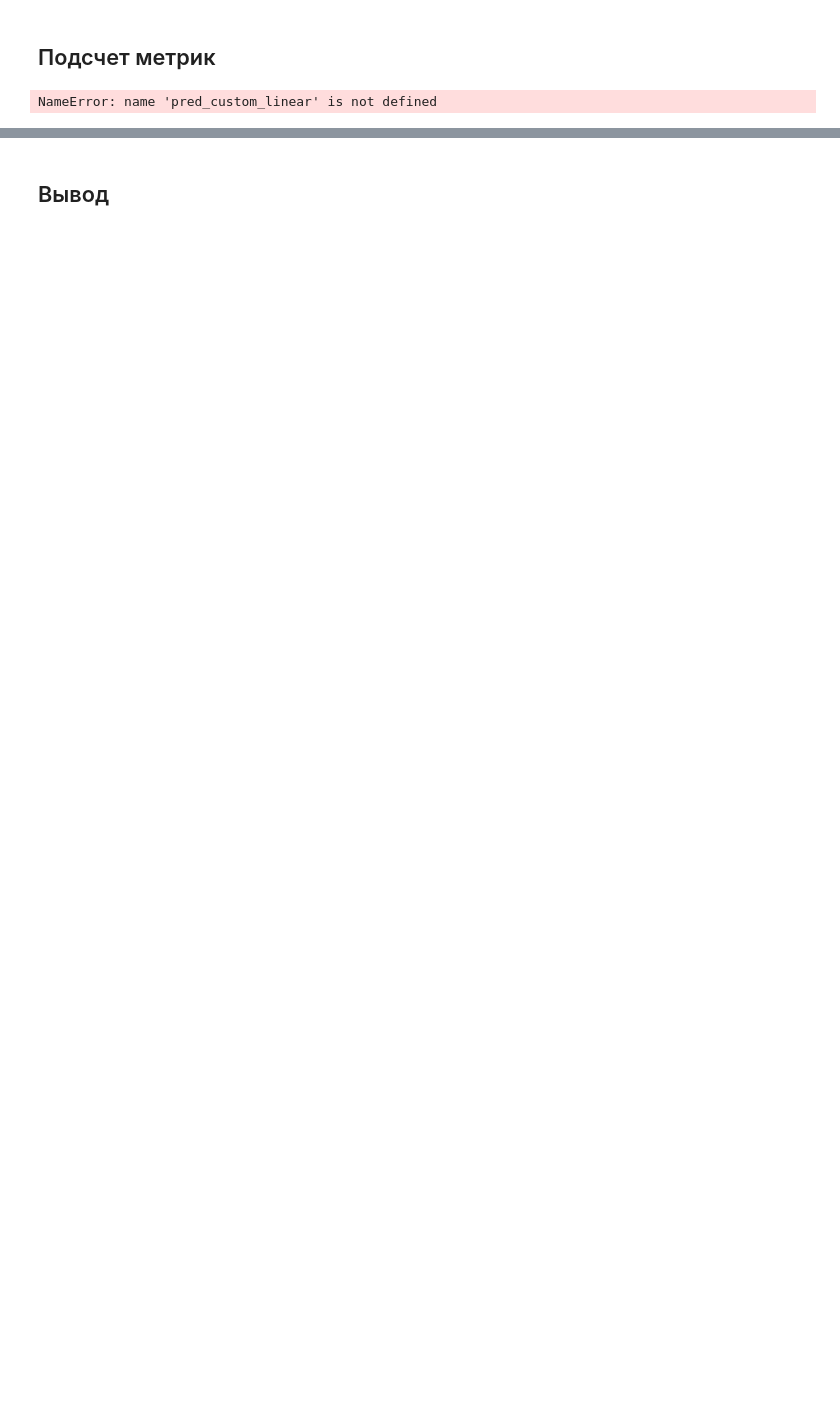
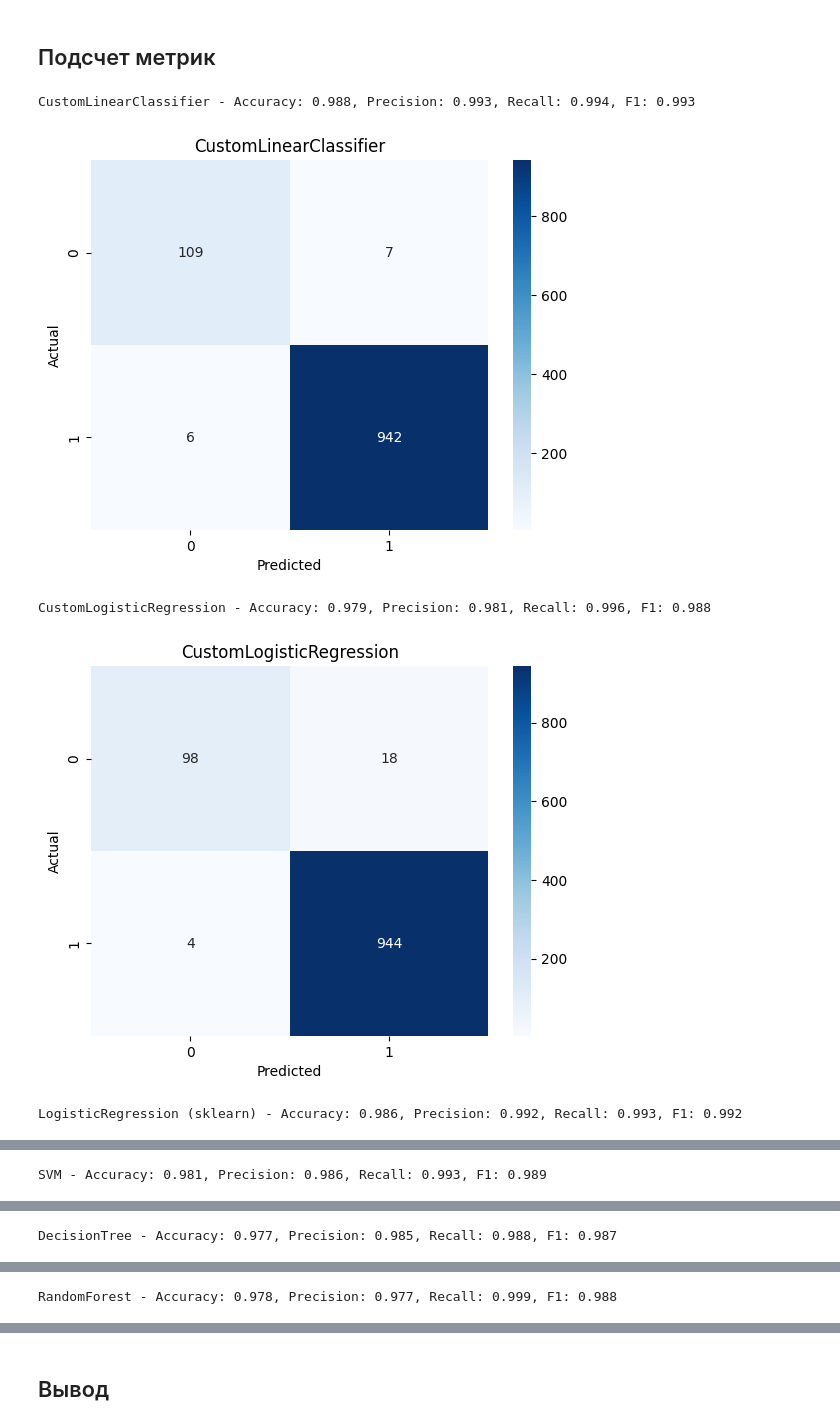
Before and after one commit to sdvaanyaa/ML, a Jupyter notebook: contest1.ipynb, the cells around one changed output, grey strips where cells are left out. Saved outputs shown, nothing was run; the diff lists cells and outputs as text; code cells hidden in the pictures; blank space fills up the shorter version.

```diff
--- a/contest1.ipynb
+++ b/contest1.ipynb
@@ -356,19 +339,22 @@ class CustomLogisticRegression:
         return (predictions >= 0.5).astype(int)
 
     def _sigmoid(self, z):
+        z = np.clip(z, -500, 500)
         return 1 / (1 + np.exp(-z))
 # %%
-# Делим данные на обучающую и тестовую выборки
-X = train_data.drop('LoanApproved', axis=1).values
-y = train_data['LoanApproved'].values
+# Разделение на тренировочные и тестовые выборки
+x_train, x_test, y_train, y_test = train_test_split(x, y, test_size=0.2, random_state=42)
 
-X_train, X_test, y_train, y_test = train_test_split(X, y, test_size=0.2, random_state=42)
+# Стандартизация данных
+scaler = StandardScaler()
+x_train_scaled = scaler.fit_transform(x_train).astype(float)
+x_test_scaled = scaler.transform(x_test).astype(float)
 
-# Создаем экземпляры моделей
+# Создаем экземпляры моделей и обучаем на стандартизированных данных
 custom_linear = CustomLinearClassifier()
-custom_linear.fit(X_train, y_train)
-pred_custom_linear = custom_linear.predict(X_test)
+custom_linear.fit(x_train_scaled, y_train)
+pred_custom_linear = custom_linear.predict(x_test_scaled)
 
 custom_logreg = CustomLogisticRegression()
-custom_logreg.fit(X_train, y_train)
-pred_custom_logreg = custom_logreg.predict(X_test)
+custom_logreg.fit(x_train_scaled, y_train)
+pred_custom_logreg = custom_logreg.predict(x_test_scaled)
@@ -379,30 +363,33 @@ NameError: name 'train_data' is not defined
 # %%
 models = {
     "CustomLinearClassifier": pred_custom_linear,
     "CustomLogisticRegression": pred_custom_logreg,
-    "LogisticRegression (sklearn)": LogisticRegression(max_iter=1000).fit(X_train, y_train).predict(X_test),
-    "SVM": SVC().fit(X_train, y_train).predict(X_test),
-    "DecisionTree": DecisionTreeClassifier(random_state=15).fit(X_train, y_train).predict(X_test),
-    "RandomForest": RandomForestClassifier(random_state=15).fit(X_train, y_train).predict(X_test),
-    "GradientBoosting": GradientBoostingClassifier(random_state=15).fit(X_train, y_train).predict(X_test),
-    "LightGBM": lgb.LGBMClassifier(random_state=15).fit(X_train, y_train).predict(X_test),
-    "XGBoost": xgb.XGBClassifier(eval_metric='logloss', random_state=15).fit(X_train, y_train).predict(X_test),
-    "CatBoost": CatBoostClassifier(verbose=0, random_state=15).fit(X_train, y_train).predict(X_test),
-    "KNN": KNeighborsClassifier().fit(X_train, y_train).predict(X_test)
+    "LogisticRegression (sklearn)": LogisticRegression(max_iter=1000).fit(x_train_scaled, y_train).predict(x_test_scaled),
+    "SVM": SVC().fit(x_train_scaled, y_train).predict(x_test_scaled),
+    "DecisionTree": DecisionTreeClassifier(random_state=15).fit(x_train_scaled, y_train).predict(x_test_scaled),
+    "RandomForest": RandomForestClassifier(random_state=15).fit(x_train_scaled, y_train).predict(x_test_scaled),
+    "GradientBoosting": GradientBoostingClassifier(random_state=15).fit(x_train_scaled, y_train).predict(x_test_scaled),
+    "LightGBM": lgb.LGBMClassifier(random_state=15, verbose=-1).fit(x_train_scaled, y_train).predict(x_test_scaled),
+    "XGBoost": xgb.XGBClassifier(eval_metric='logloss', random_state=15).fit(x_train_scaled, y_train).predict(x_test_scaled),
+    "KNN": KNeighborsClassifier().fit(x_train_scaled, y_train).predict(x_test_scaled)
 }
 
 for name, predictions in models.items():
     acc = accuracy_score(y_test, predictions)
     prec = precision_score(y_test, predictions)
     rec = recall_score(y_test, predictions)
     f1 = f1_score(y_test, predictions)
     print(f"{name} - Accuracy: {acc:.3f}, Precision: {prec:.3f}, Recall: {rec:.3f}, F1: {f1:.3f}")
 
     cm = confusion_matrix(y_test, predictions)
     sns.heatmap(cm, annot=True, fmt="d", cmap="Blues")
     plt.title(name)
     plt.xlabel("Predicted")
     plt.ylabel("Actual")
     plt.show()
 # %% [output]
-NameError: name 'pred_custom_linear' is not defined
+CustomLinearClassifier - Accuracy: 0.988, Precision: 0.993, Recall: 0.994, F1: 0.993
+[figure, added]
+CustomLogisticRegression - Accuracy: 0.979, Precision: 0.981, Recall: 0.996, F1: 0.988
+[figure, added]
+LogisticRegression (sklearn) - Accuracy: 0.986, Precision: 0.992, Recall: 0.993, F1: 0.992
@@ -408,0 +397 @@ NameError: name 'pred_custom_linear' is not defined
+SVM - Accuracy: 0.981, Precision: 0.986, Recall: 0.993, F1: 0.989
@@ -408,0 +399 @@ NameError: name 'pred_custom_linear' is not defined
+DecisionTree - Accuracy: 0.977, Precision: 0.985, Recall: 0.988, F1: 0.987
@@ -408,0 +401 @@ NameError: name 'pred_custom_linear' is not defined
+RandomForest - Accuracy: 0.978, Precision: 0.977, Recall: 0.999, F1: 0.988
```
Also changed, not shown: parts of 6 cells of this notebook.
